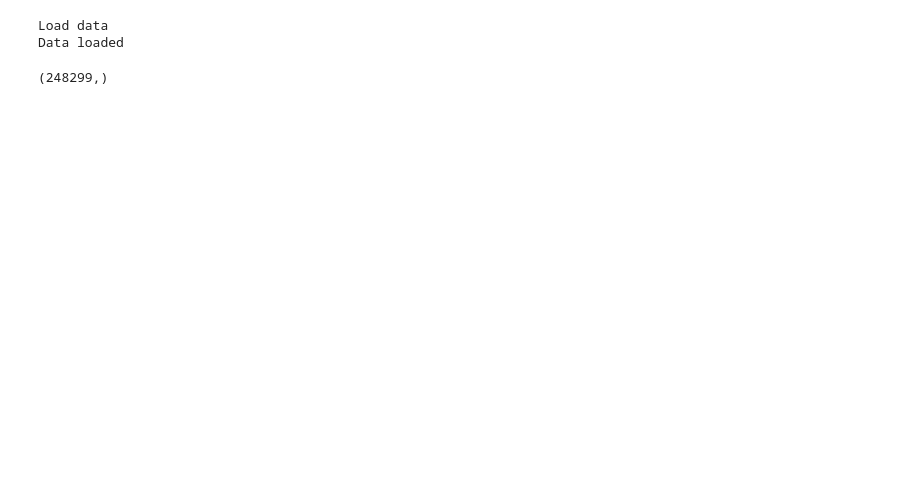
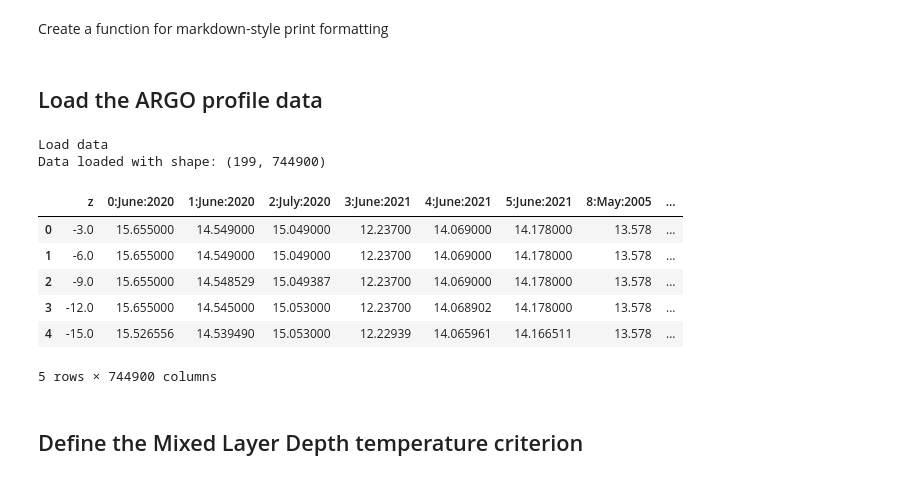
Before and after one commit to braaannigan/programming-fundamentals-demo, a Jupyter notebook: notebooks/numpyJIT.ipynb, the cells around one changed output. Cells and saved outputs as stored; diff of their text form; code cells hidden in the pictures; blank space fills up the shorter version.

```diff
--- a/notebooks/numpyJIT.ipynb
+++ b/notebooks/numpyJIT.ipynb
@@ -25,6 +17,10 @@ from IPython.display import Markdown, display
+# %% [markdown]
+Create a function for markdown-style print formatting
 # %%
 def printmd(string):
     display(Markdown(string))
+# %% [markdown]
+## Load the ARGO profile data
 # %%
 dataPath = Path("../data/raw/")
 interimDataPath = Path("../data/interim/")
@@ -39,21 +35,27 @@ def loadData(duplicateN:int=1):
     df = df.drop(columns=dropColumns)
     df = pd.concat([df for _ in range(duplicateN)], axis=1)
     temps = df.iloc[:, 1:].values
-    tempsC = np.ascontiguousarray(temps)
+    temps = np.ascontiguousarray(temps)
     surfaceTemps = temps[:2, :].mean(axis=0)
-    surfaceTempsC = tempsC[:2, :].mean(axis=0)
-    return df, temps, z, tempsC, surfaceTemps, surfaceTempsC
+    return df, temps, z, surfaceTemps
 # %%
 print("Load data")
-df, temps, z, tempsC, surfaceTemps, surfaceTempsC = loadData(duplicateN=100)
-print("Data loaded")
+df, temps, z, surfaceTemps = loadData(duplicateN=300)
+print(f"Data loaded with shape: {df.shape}")
 # %% [output]
 Load data
-Data loaded
+Data loaded with shape: (199, 744900)
+# %%
+df.head()
+# %% [output]
+|  | z | 0:June:2020 | 1:June:2020 | 2:July:2020 | 3:June:2021 | 4:June:2021 | 5:June:2021 | 8:May:2005 | ... |
+| 0 | -3.0 | 15.655000 | 14.549000 | 15.049000 | 12.23700 | 14.069000 | 14.178000 | 13.578 | ... |
+| 1 | -6.0 | 15.655000 | 14.549000 | 15.049000 | 12.23700 | 14.069000 | 14.178000 | 13.578 | ... |
+| 2 | -9.0 | 15.655000 | 14.548529 | 15.049387 | 12.23700 | 14.069000 | 14.178000 | 13.578 | ... |
+| 3 | -12.0 | 15.655000 | 14.545000 | 15.053000 | 12.23700 | 14.068902 | 14.178000 | 13.578 | ... |
+| 4 | -15.0 | 15.526556 | 14.539490 | 15.053000 | 12.22939 | 14.065961 | 14.166511 | 13.578 | ... |
+5 rows × 744900 columns
+# %% [markdown]
+## Define the Mixed Layer Depth temperature criterion
 # %%
 thresholdTemperatureDifference = 0.1
-# %%
-surfaceTemps = temps[:2,:].mean(axis=0)
-surfaceTemps.shape
-# %% [output]
-(248299,)
```
Also changed, not shown: parts of 19 cells of this notebook, 13 other files.
